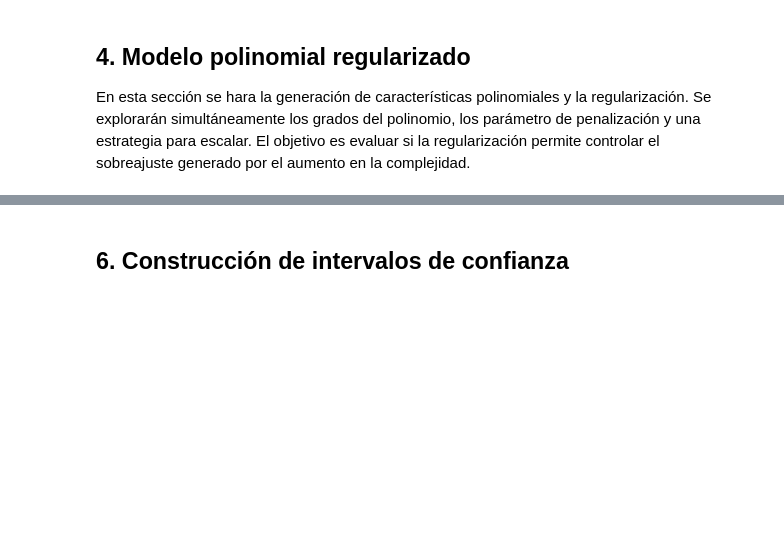
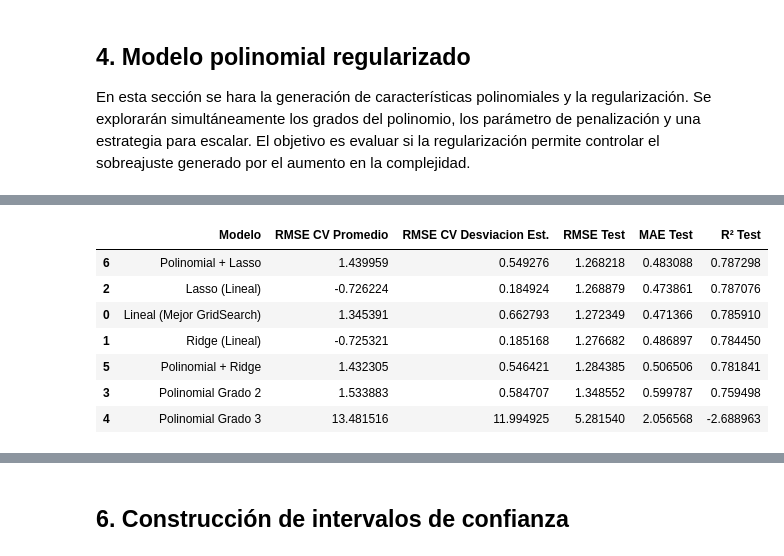
Before and after one commit to lfelipesales/Laboratorios-AprendizajeDeMaquina, a Jupyter notebook: LAB2/Laboratorio2.ipynb, the cells around one changed output, grey strips where cells are left out. Saved outputs shown, nothing was run; the diff lists cells and outputs as text; code cells hidden in the pictures; blank space fills up the shorter version.

```diff
--- a/LAB2/Laboratorio2.ipynb
+++ b/LAB2/Laboratorio2.ipynb
@@ -1104,0 +1138,5 @@ Haremos una tabla comparando: RMSE, MAE y R² y basados en los datos explicaremo
+# %%
+pipeline_poly_lasso = Pipeline(steps=[
+    ("preprocessor", preprocessor_poly),
+    ("model", Lasso(max_iter=5000))
+])
@@ -1104,0 +1178,13 @@ Haremos una tabla comparando: RMSE, MAE y R² y basados en los datos explicaremo
+# %%
+grid_poly_lasso = GridSearchCV(
+    estimator=pipeline_poly_lasso,
+    param_grid=param_grid_lasso,
+    cv=kfold,
+    scoring="neg_root_mean_squared_error",
+    n_jobs=-1
+)
+
+grid_poly_lasso.fit(X_train, y_train)
+
+print("Mejor Alpha Lasso:", grid_poly_lasso.best_params_)
+print("Mejor RMSE Lasso:", -grid_poly_lasso.best_score_)
@@ -1104,0 +1413,63 @@ Haremos una tabla comparando: RMSE, MAE y R² y basados en los datos explicaremo
+# %%
+data_comparativa_final = {
+    "Modelo": [
+        "Lineal (Mejor GridSearch)",
+        "Ridge (Lineal)",
+        "Lasso (Lineal)",
+        "Polinomial Grado 2",
+        "Polinomial Grado 3",
+        "Polinomial + Ridge",
+        "Polinomial + Lasso"
+    ],
+    "RMSE CV Promedio": [
+        rmse_cv_linear,
+        rmse_cv_ridge,
+        rmse_cv_lasso,
+        rmse_cv_poly2,
+        rmse_cv_poly3,
+        rmse_cv_poly_ridge,
+        rmse_cv_poly_lasso
+    ],
+    "RMSE CV Desviacion Est.": [
+        rmse_cv_std_linear,
+        rmse_cv_std_ridge,
+        rmse_cv_std_lasso,
+        rmse_cv_std_poly2,
+        rmse_cv_std_poly3,
+        rmse_cv_std_poly_ridge,
+        rmse_cv_std_poly_lasso
+    ],
+    "RMSE Test": [
+        rmse_test_linear,
+        rmse_test_ridge,
+        rmse_test_lasso,
+        rmse_test_poly2,
+        rmse_test_poly3,
+        rmse_test_poly_ridge,
+        rmse_test_poly_lasso
+    ],
+    "MAE Test": [
+        mae_test_linear,
+        mae_test_ridge,
+        mae_test_lasso,
+        mae_test_poly2,
+        mae_test_poly3,
+        mae_test_poly_ridge,
+        mae_test_poly_lasso
+    ],
+    "R² Test": [
+        r2_test_linear,
+        r2_test_ridge,
+        r2_test_lasso,
+        r2_test_poly2,
+        r2_test_poly3,
+        r2_test_poly_ridge,
+        r2_test_poly_lasso
+    ]
+}
+
+df_comparativa_final = pd.DataFrame(data_comparativa_final)
+df_comparativa_final = df_comparativa_final.sort_values("RMSE Test")
+print("- Tabla Comparativa:\n")
+df_comparativa_final
+# %% [output]
@@ -1104,0 +1477,8 @@ Haremos una tabla comparando: RMSE, MAE y R² y basados en los datos explicaremo
+|  | Modelo | RMSE CV Promedio | RMSE CV Desviacion Est. | RMSE Test | MAE Test | R² Test |
+| 6 | Polinomial + Lasso | 1.439959 | 0.549276 | 1.268218 | 0.483088 | 0.787298 |
+| 2 | Lasso (Lineal) | -0.726224 | 0.184924 | 1.268879 | 0.473861 | 0.787076 |
+| 0 | Lineal (Mejor GridSearch) | 1.345391 | 0.662793 | 1.272349 | 0.471366 | 0.785910 |
+| 1 | Ridge (Lineal) | -0.725321 | 0.185168 | 1.276682 | 0.486897 | 0.784450 |
+| 5 | Polinomial + Ridge | 1.432305 | 0.546421 | 1.284385 | 0.506506 | 0.781841 |
+| 3 | Polinomial Grado 2 | 1.533883 | 0.584707 | 1.348552 | 0.599787 | 0.759498 |
+| 4 | Polinomial Grado 3 | 13.481516 | 11.994925 | 5.281540 | 2.056568 | -2.688963 |
```
Also changed, not shown: parts of 43 cells of this notebook.
